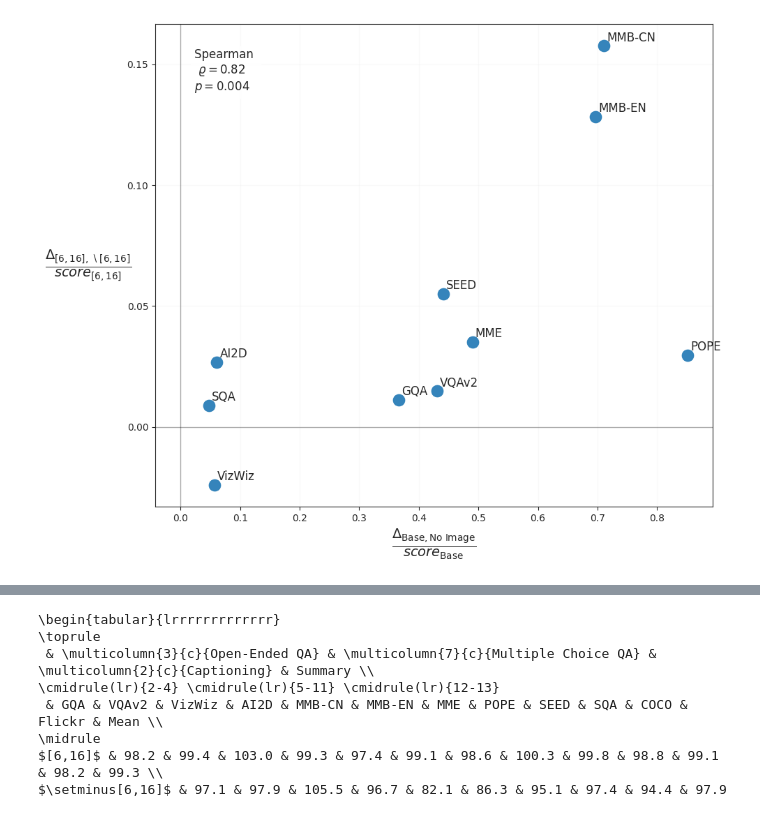
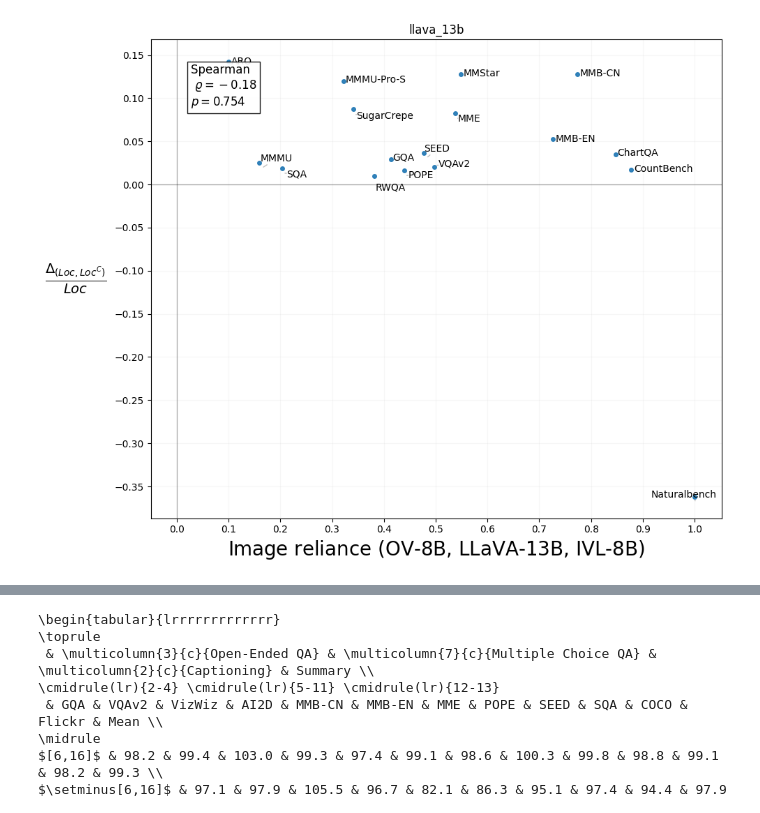
Before and after one commit to luisfpal/multimodal_finetuned_representations, a Jupyter notebook: plotting/all_benchmarks_plots.ipynb, the cells around one changed output, grey strips where cells are left out. Drawn from its saved outputs; the diff is of its cells as text; code cells hidden in the pictures.

```diff
--- a/plotting/all_benchmarks_plots.ipynb
+++ b/plotting/all_benchmarks_plots.ipynb
@@ -205,10 +363,16 @@ def plot_performance_deltas(save_path=None):
         return
 
     # 2. Define models for comparison
-    m_base = 'llava_7b'
-    m_noimage = 'llava_7b_noimage'
-    m_part1 = 'llava_7b_6_17'
-    m_part2 = 'llava_7b_6_17_complementary'
+    if False:
+        m_base = 'LLaVA-OneVision-1.5-4B'
+        m_noimage = 'LLaVA-OneVision-1.5-4B_noimage'
+        m_part1 = 'LLaVA-OneVision-1.5-4B-8-26'
+        m_part2 = 'LLaVA-OneVision-1.5-4B-8-26-comp'
+    else:
+        m_base = 'llava_13b'
+        m_noimage = 'llava_13b_noimage'
+        m_part1 = 'llava_13b_6_21'
+        m_part2 = 'llava_13b_6_21_complementary'
 
     target_models = [m_base, m_noimage, m_part1, m_part2]
     # Check if critical models exist
@@ -221,38 +385,45 @@ def plot_performance_deltas(save_path=None):
         print(f"Warning: The following models are missing from the data: {missing}")
         # Proceed only if we have pairs for at least some calculation
 
+    # Require precomputed statistics from the previous cell
+    if 'means' not in globals() or 'stds' not in globals():
+        print("Error: 'means'/'stds' not found. Run the previous statistics cell first.")
+        return
+
     # 3. Calculate Deltas
-    # Delta X: (Base - NoImage) / Base
+    # Delta X: mean image-reliance from previous cell
     # Delta Y: (6_17 - Complementary) / 6_17
 
     x_vals = []
+    x_errs = []
     y_vals = []
     labels = []
 
-    print(f"\n{'Benchmark':<15} | {'Norm Delta X':<20} | {'Norm Delta Y':<20}")
-    print("-" * 60)
+    print(f"\n{'Benchmark':<15} | {'Norm Delta X':<14} | {'Std(X)':<10} | {'Norm Delta Y':<20}")
+    print("-" * 75)
+    # toremove = ['COCO', 'Flickr', 'VizWiz', 'ARO', 'DocVQA', 'InfoVQA', 'MMMU',  'MMVP', 'Vlmsareblind', 'BLINK', 'MMMU-Pro-S', 'BiVLC']#, 'MMMU', 'SEED', 'BiVLC', 'POPE', 'InfoVQA'] # These have issues with score interpretation, so we skip them for this analysis
+    toremove = ['COCO', 'Flickr', 'VizWiz', 'MMVP', 'AI2D', 'BiVLC', 'Vlmsareblind', 'BLINK', 'InfoVQA', 'DocVQA', 'ARO-Order', 'ARO-VGR', 'ARO-VGA'] # These have issues with score interpretation, so we skip them for this analysis
+    for bench_key, bench_info in BENCHMARKS_EXT.items():
+        if bench_info['abbrev'] in toremove:
+            continue
 
-    for bench_key, bench_info in BENCHMARKS_EXT.items():
-        if  'ChartQA' in bench_info['abbrev'] or 'COCO' in bench_info['abbrev'] or 'Flickr' in bench_info['abbrev']:
-            continue
-        # Get scores
-        s_base = model_scores.get(m_base, {}).get(bench_key, 0)
-        s_noimg = model_scores.get(m_noimage, {}).get(bench_key, 0)
         s_p1 = model_scores.get(m_part1, {}).get(bench_key, 0)
         s_p2 = model_scores.get(m_part2, {}).get(bench_key, 0)
+        dx = means.get(bench_key, np.nan)
+        xstd = stds.get(bench_key, np.nan)
 
-        # We need s_base > 0 and s_p1 > 0 for normalization
-        if s_base > 1e-6 and s_p1 > 1e-6:
-            dx = (s_base - s_noimg) / s_base
+        # We need valid means/stds and s_p1 > 0 for normalization of dy
+        if s_p1 > 1e-6 and np.isfinite(dx) and np.isfinite(xstd):
             dy = (s_p1 - s_p2) / s_p1
 
             x_vals.append(dx)
+            x_errs.append(xstd)
             y_vals.append(dy)
             labels.append(bench_info['abbrev'])
 
-            print(f"{bench_info['abbrev']:<15} | {dx:+.4f}               | {dy:+.4f}")
+            print(f"{bench_info['abbrev']:<15} | {dx:+.4f}         | {xstd:.4f}     | {dy:+.4f}")
         else:
-             print(f"{bench_info['abbrev']:<15} | {'SKIPPED (0 baseline)':<20} | -")
+             print(f"{bench_info['abbrev']:<15} | {'SKIPPED (missing stats or 0 baseline)':<14} | {'-':<10} | -")
 
 
     if not x_vals:
@@ -261,7 +432,7 @@ def plot_performance_deltas(save_path=None):
 
     # Calculate Spearman Correlation
     from scipy import stats
-    spearman_corr, p_value = stats.spearmanr(x_vals, y_vals)
+    spearman_corr, p_value = stats.spearmanr(x_vals, y_vals, alternative='greater')
 
     # Identify outliers (Rank diff analysis)
     # Calculate ranks
@@ -283,29 +454,29 @@ def plot_performance_deltas(save_path=None):
     print("="*60)
     print(f"{'Benchmark':<15} | {'Rank Diff':<10} | {'X':<10} | {'Y':<10}")
     print("-" * 60)
-    for diff, lab, vx, vy in rank_diffs[:5]: # Top 5 diffs
+    for diff, lab, vx, vy in rank_diffs[:10]: # Top 5 diffs
          print(f"{lab:<15} | {diff:>9.1f} | {vx:.3f}      | {vy:.3f}")
     print("="*60 + "\n")
 
     # 4. Plot
     plt.figure(figsize=(10, 8))
 
-    # Scatter points - color code by rank diff?
-    # Let's map rank diff to color intensity
-    colors = [d[0] for d in rank_diffs] # We need to map back to original order though
-    # Re-map colors to original list order
-    diff_map = {lab: diff for diff, lab, _, _ in rank_diffs}
-    point_colors = [diff_map[l] for l in labels]
-
-    scatter = plt.scatter(x_vals, y_vals, s=150, alpha=0.9, linewidth=0.5)
-    # plt.colorbar(scatter, label='Rank Agreement (Darker = Better Agreement)')
+    # X-error bars only: dx = mean, xerr = std
+    plt.errorbar(
+        x_vals,
+        y_vals,
+        xerr=None,
+        fmt='o',
+        markersize=4,
+        elinewidth=1,
+        capsize=3,
+        alpha=0.9,
+    )
 
     # Annotate points
     texts = []
-    for x, y, lab in zip(x_vals, y_vals, labels):
-        # Bold label for top discordant points
-        weight = 'normal'
-        texts.append(plt.text(x + 0.005, y + 0.002, lab, fontsize=12, weight=weight))
+    for i, (x, y, lab) in enumerate(zip(x_vals, y_vals, labels)):
+        texts.append(plt.text(x + 0.005, y + 0.002*(1 if 'V' in lab else -3), lab, fontsize=10))
 
     # Try adjust_text
     try:
@@ -333,8 +504,9 @@ def plot_performance_deltas(save_path=None):
 
     # plt.title(f"Normalized Performance Delta (Spearman r={spearman_corr:.2f}, p={p_value:.3f})", fontsize=14, weight='bold')
     # plt.title("Normalized Performance Delta", fontsize=14, weight='bold')
-    plt.xlabel(r"$\frac{\Delta_{\text{Base},\text{No Image}}}{score_{\text{Base}}}$", fontsize=20)
-    plt.ylabel(r"$\frac{\Delta_{[6,16],\setminus[6,16]}}{score_{[6,16]}}$", fontsize=20, rotation=0, labelpad=40, va='center')
+    plt.title(m_base)
+    plt.xlabel(r"$\text{Image reliance (OV-8B, LLaVA-13B, IVL-8B)}$", fontsize=20)
+    plt.ylabel(r"$\frac{\Delta_{(Loc, Loc^C)}}{Loc}$", fontsize=20, rotation=0, labelpad=40, va='center')
 
     import matplotlib.ticker as ticker
     plt.gca().xaxis.set_major_locator(ticker.MultipleLocator(0.1))
@@ -369,2 +541,2 @@ Note: adjustText not installed, labels may overlap (pip install adjustText)
 Plot saved to performance_deltas.pdf
-[figure, old version]
+[figure, new version]
```
Also changed, not shown: parts of 7 cells of this notebook, 38 other files.
